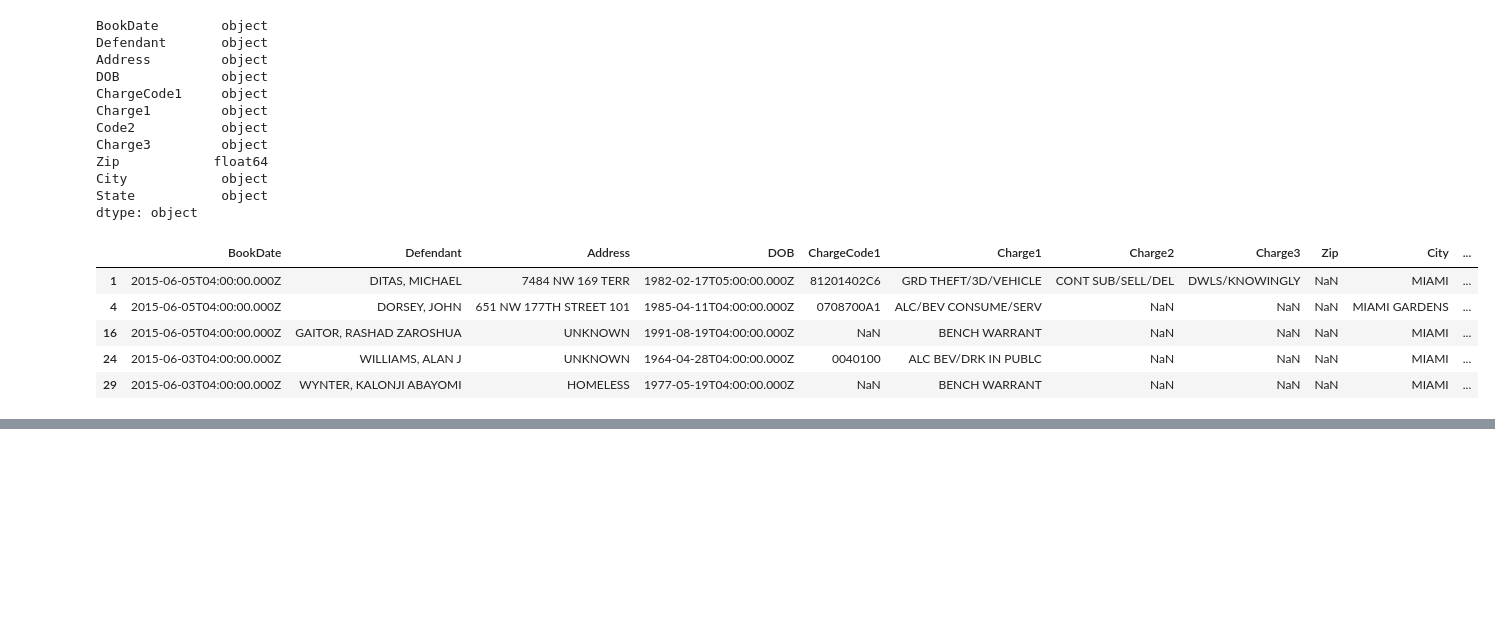
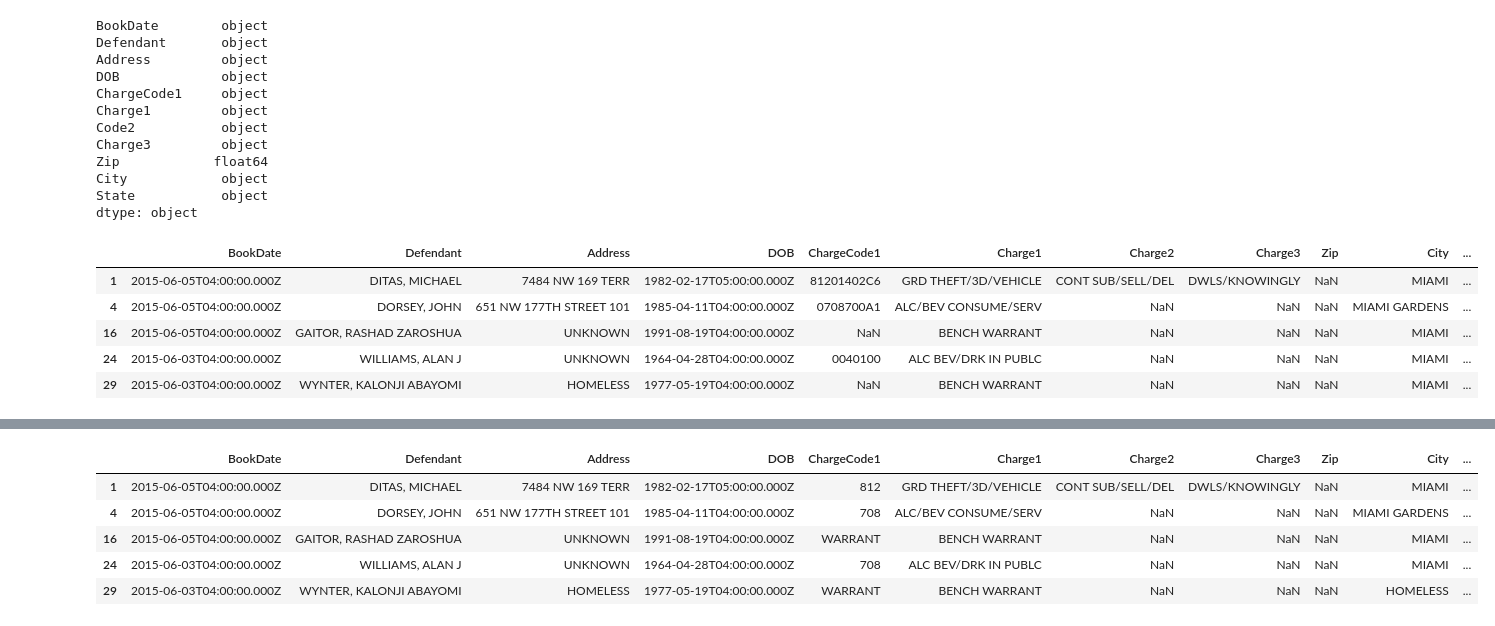
Before and after one commit to cynthiahuallanca/Miami_Crime_2019, a Jupyter notebook: Cleaning (Transform Process).ipynb, the cells around one changed output, grey strips where cells are left out. Saved outputs shown, nothing was run; the diff lists cells and outputs as text; code cells hidden in the pictures; blank space fills up the shorter version.

```diff
--- a/Cleaning (Transform Process).ipynb
+++ b/Cleaning (Transform Process).ipynb
@@ -379,0 +415,12 @@ df.to_csv("cities.csv",index=True,header=True)
+# %%
+# Drop innecesary columns
+df.drop(['DOB_year','DOB_month','DOB_day','Booking_year','Booking_month','Booking_day'], axis=1, inplace=True)
+# %%
+df.head()
+# %% [output]
+|  | BookDate | Defendant | Address | DOB | ChargeCode1 | Charge1 | Charge2 | Charge3 | Zip | City | ... |
+| 1 | 2015-06-05T04:00:00.000Z | DITAS, MICHAEL | 7484 NW 169 TERR | 1982-02-17T05:00:00.000Z | 812 | GRD THEFT/3D/VEHICLE | CONT SUB/SELL/DEL | DWLS/KNOWINGLY | NaN | MIAMI | ... |
+| 4 | 2015-06-05T04:00:00.000Z | DORSEY, JOHN | 651 NW 177TH STREET 101 | 1985-04-11T04:00:00.000Z | 708 | ALC/BEV CONSUME/SERV | NaN | NaN | NaN | MIAMI GARDENS | ... |
+| 16 | 2015-06-05T04:00:00.000Z | GAITOR, RASHAD ZAROSHUA | UNKNOWN | 1991-08-19T04:00:00.000Z | WARRANT | BENCH WARRANT | NaN | NaN | NaN | MIAMI | ... |
+| 24 | 2015-06-03T04:00:00.000Z | WILLIAMS, ALAN J | UNKNOWN | 1964-04-28T04:00:00.000Z | 708 | ALC BEV/DRK IN PUBLC | NaN | NaN | NaN | MIAMI | ... |
+| 29 | 2015-06-03T04:00:00.000Z | WYNTER, KALONJI ABAYOMI | HOMELESS | 1977-05-19T04:00:00.000Z | WARRANT | BENCH WARRANT | NaN | NaN | NaN | HOMELESS | ... |
```
Also changed, not shown: parts of 14 cells of this notebook.
